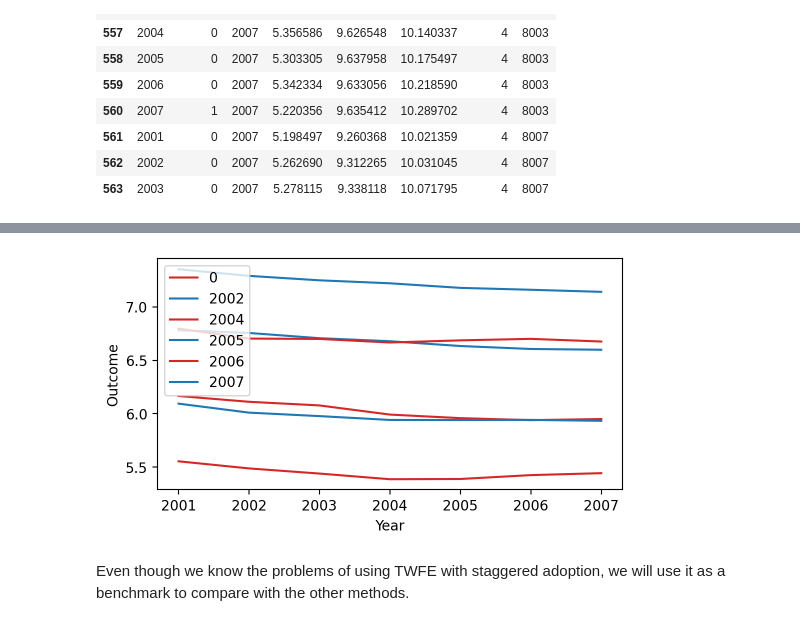
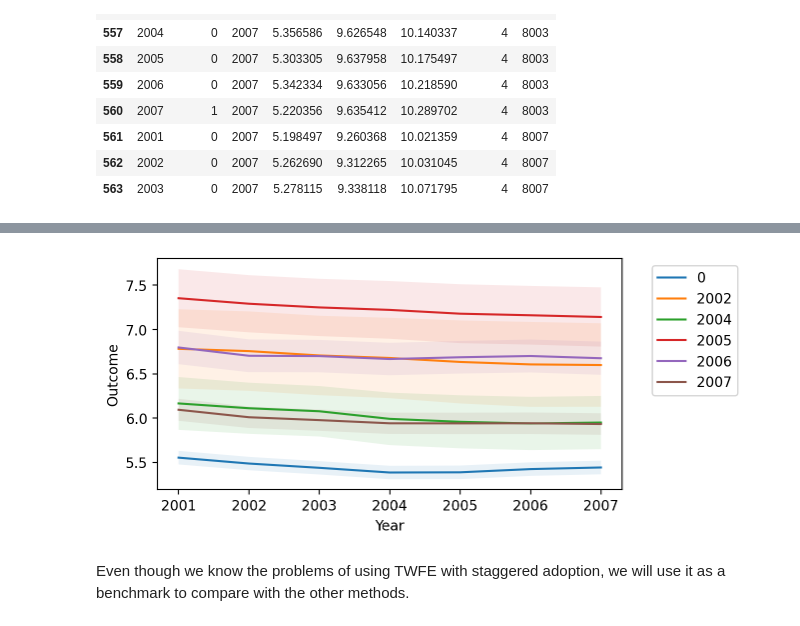
Before and after one commit to sofials2002/SOFIA, a Jupyter notebook: DiD_Modern.ipynb, the cells around one changed output, grey strips where cells are left out. Saved outputs shown, nothing was run; the diff lists cells and outputs as text; code cells hidden in the pictures.

```diff
--- a/DiD_Modern.ipynb
+++ b/DiD_Modern.ipynb
@@ -71,23 +59,22 @@ plt.show()
 # %%
 # Visualize the trends of employment for each treatment cohort
-fig, ax = plt.subplots(figsize=(6, 3))
+fig, ax = plt.subplots(figsize=(6,3))
 
-# Calculate means and standard errors
-means = data.groupby(["year", "G"])["lemp"].mean().unstack()
-std_errors = data.groupby(["year", "G"])["lemp"].sem().unstack()
+means = data.groupby(['year', 'G'])['lemp'].mean().unstack()
+se = data.groupby(['year', 'G'])['lemp'].sem().unstack()
 
-# Plot means
-means.plot(ax=ax, color=['tab:red', 'tab:blue'])
+means.plot(ax=ax)
+
+for group in means.columns:
+    ax.fill_between(means.index, means[group] - 1.96 * se[group], means[group] + 1.96 * se[group], alpha=0.1)
 
 # Add legend, vertical line, labels, and show plot
-plt.legend(loc="upper left")
+plt.legend(loc="upper left", bbox_to_anchor=(1.05, 1))
 plt.xlabel("Year")
 plt.ylabel("Outcome")
 plt.show()
-
-#there are a lot of treatment cohorts and it's hard to see evident paralell trends.
 # %% [output]
-[figure, old version]
+[figure, new version]
 # %% [markdown]
 Even though we know the problems of using TWFE with staggered adoption, we will use it as a benchmark to compare with the other methods.
 # %%
```
Also changed, not shown: parts of 14 cells of this notebook.
